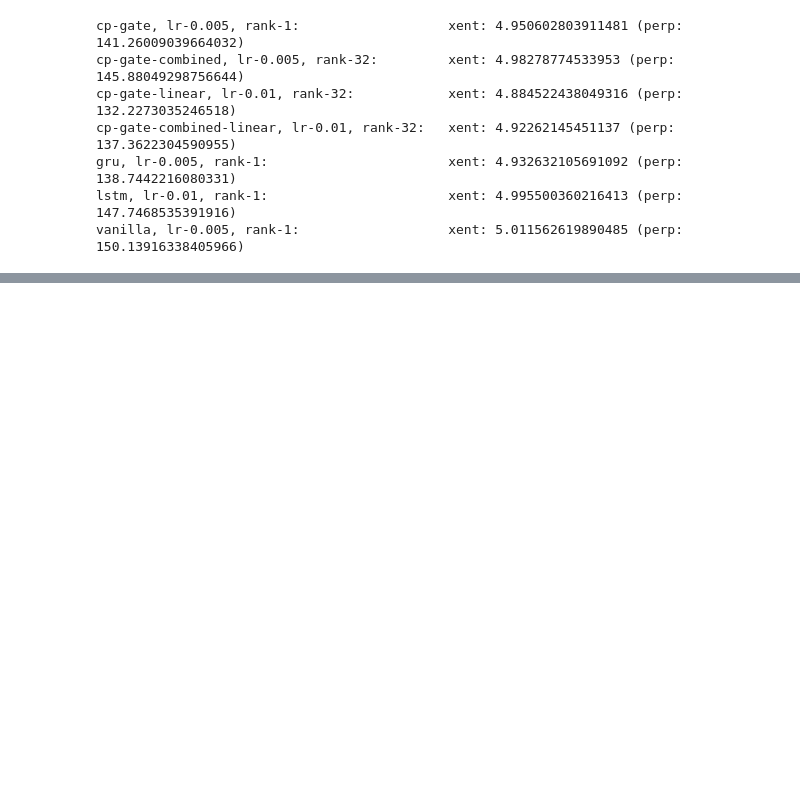
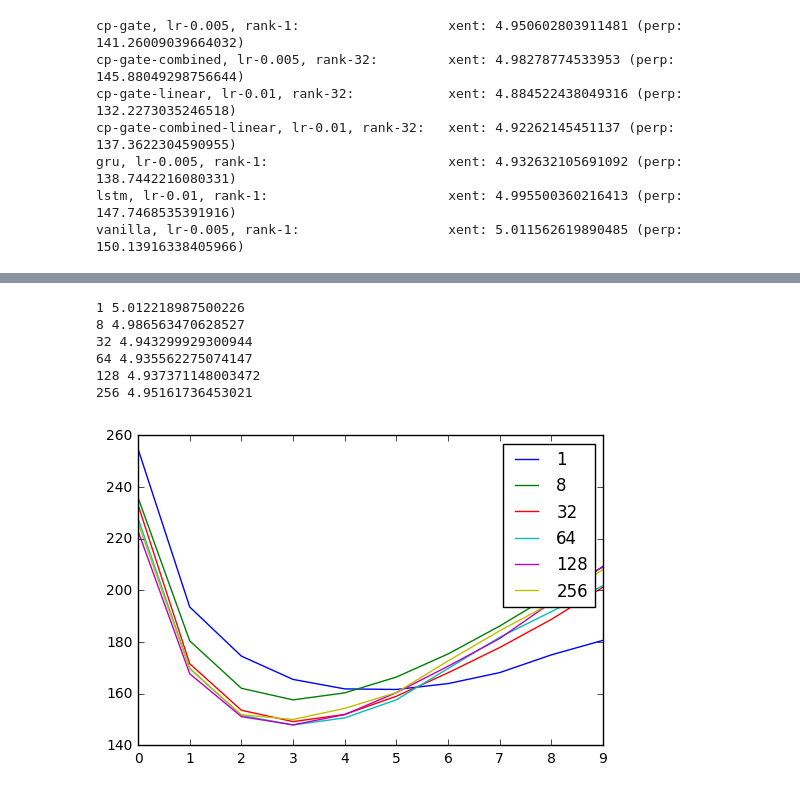
Before and after one commit to PFCM/489-notebooks, a Jupyter notebook: ptb_results.ipynb, the cells around one changed output, grey strips where cells are left out. Saved outputs shown, nothing was run; the diff lists cells and outputs as text; code cells hidden in the pictures; blank space fills up the shorter version.

```diff
--- a/ptb_results.ipynb
+++ b/ptb_results.ipynb
@@ -155,0 +219,11 @@ vanilla, lr-0.005, rank-1:                   xent: 5.011562619890485 (perp: 150.
+# %%
+plot_validation(results_by_rank('cp-gate-combined',
+                                '../mrnn/ptb_grid_width128_sl150/'))
+# %% [output]
+1 5.012218987500226
+8 4.986563470628527
+32 4.943299929300944
+64 4.935562275074147
+128 4.937371148003472
+256 4.95161736453021
+[figure, added]
```
Also changed, not shown: parts of 18 cells of this notebook, 4 other files.
